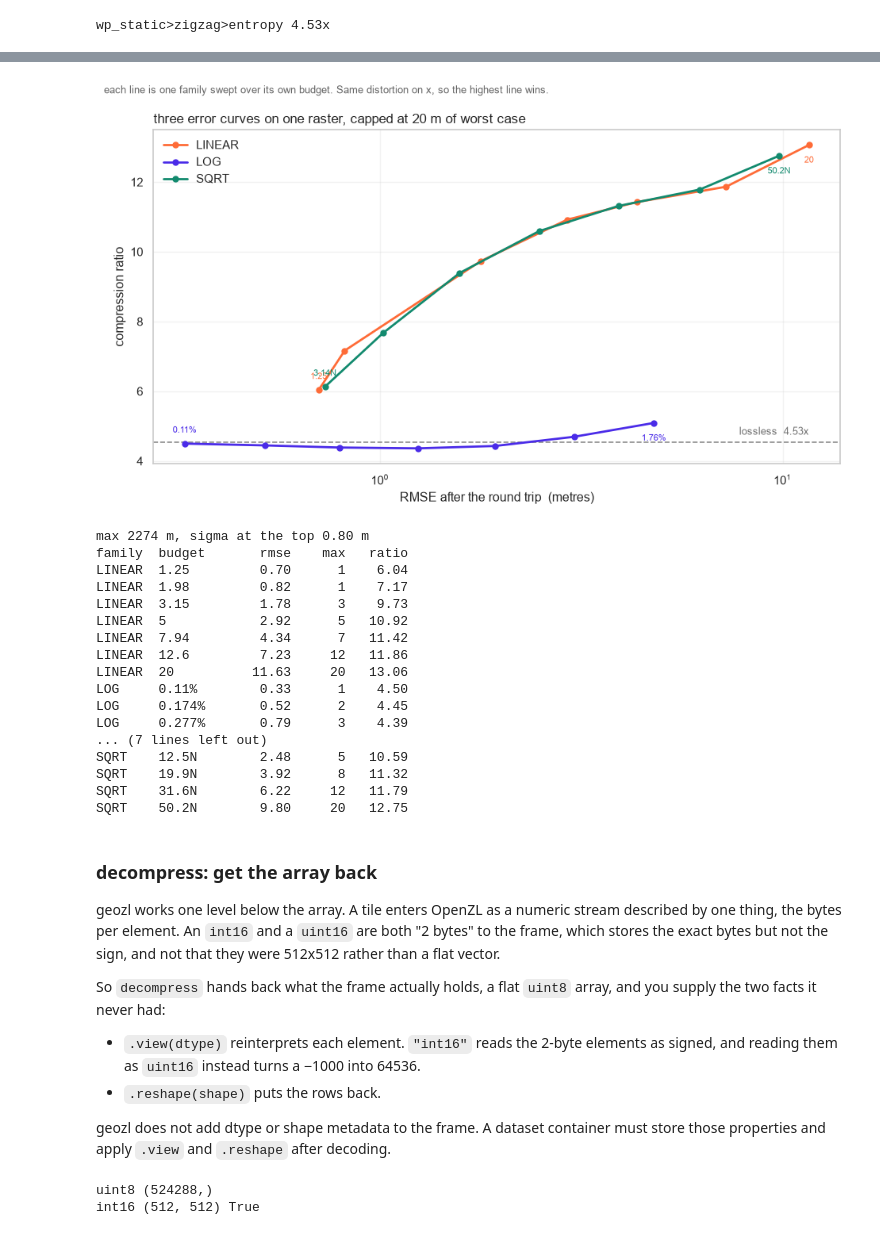
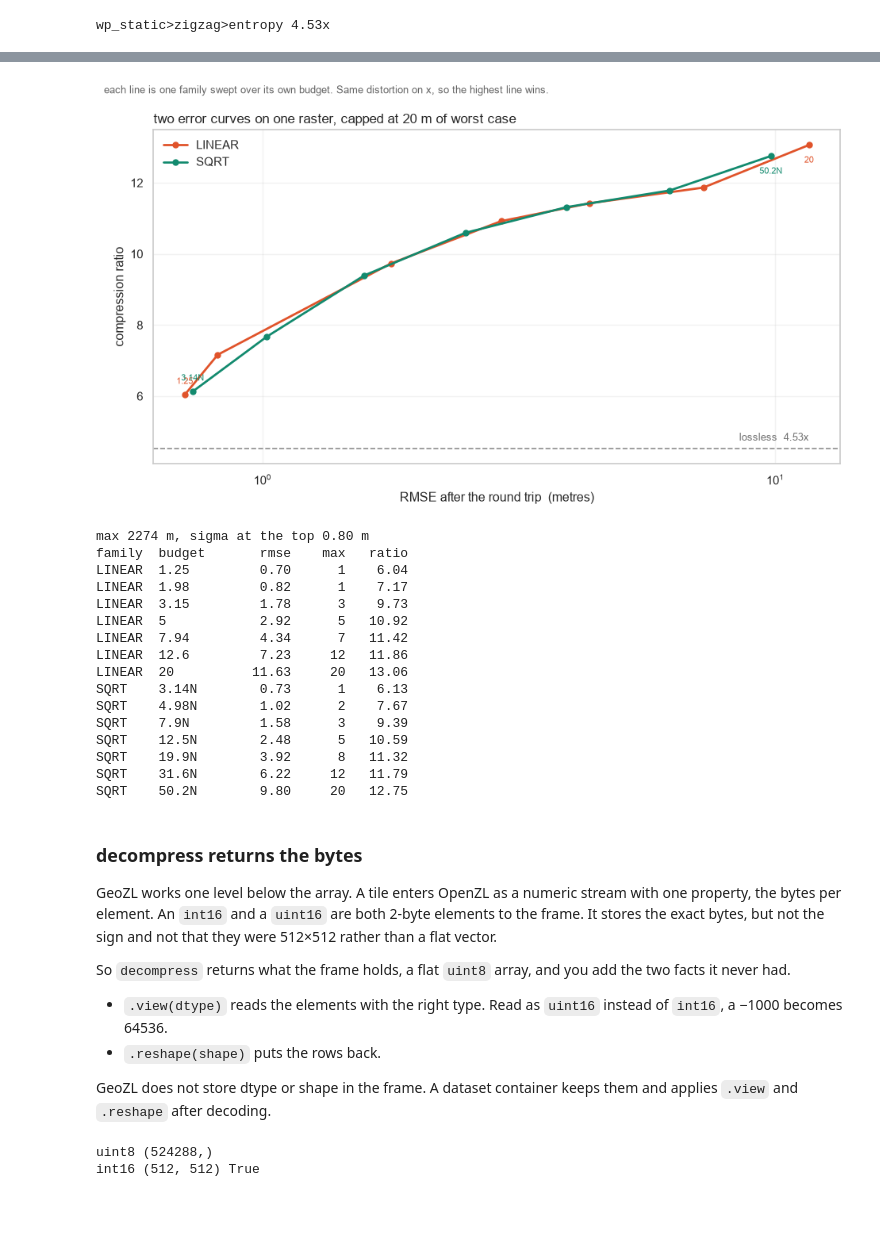
Before and after one commit to asterisk-labs/geozl, a Jupyter notebook: docs/notebooks/high-level-api.ipynb, the cells around one changed output, grey strips where cells are left out. Cells and saved outputs as stored; diff of their text form; code cells hidden in the pictures; blank space fills up the shorter version.

Commit message:
rewrite the high-level notebook around profile, graph and compress

```diff
--- a/docs/notebooks/high-level-api.ipynb
+++ b/docs/notebooks/high-level-api.ipynb
@@ -232,5 +186,0 @@ and compare the frames the search was ranking.
-# %%
-for row in rows[:3]:
-    g = geozl.graph(tile, row['graph'])
-    frame = geozl.compress(tile, graph=g)
-    print(f"{raw/len(frame):5.2f}x  {row['graph']}")
@@ -299,10 +186,0 @@ delivered maximum against it.
-# %%
-best_per_terminal = {}
-for row in rows:
-    terminal = row['graph'].split('>', 1)[1].replace('zigzag>', '')
-    best_per_terminal.setdefault(terminal, row)
-
-for row in best_per_terminal.values():
-    g = geozl.graph(tile, row['graph'])
-    frame = geozl.compress(tile, graph=g)
-    print(f"{raw/len(frame):5.2f}x  {row['graph']}")
@@ -319,5 +199,5 @@ for row in best_per_terminal.values():
 # %%
-# @title **error** plot
+#@title **Compression ratio against error, LINEAR and SQRT**
 
 CEILING = 20.0                  # metres of worst case, the top of every sweep
 
@@ -327,22 +207,19 @@ curve = geozl.lossy.fit_noise(tile)          # sigma^2 = a + b*x, for SQRT
 sigma = float(np.sqrt(curve.a + curve.b * top))
 
 # Each family states its bound in its own unit, so the ceiling is converted into
-# each one before the sweep. LINEAR delivers its bound exactly. LOG and SQRT
-# state theirs at the largest sample and an integer raster rounds the
-# reconstruction to a whole number, so the delivered worst case comes out near
-# half, hence the 2. The filter after the loop is what holds the ceiling, this
-# only aims the ladder.
+# each one before the sweep. LINEAR delivers its bound exactly. SQRT states its
+# bound at the largest sample and an integer raster rounds the reconstruction to
+# a whole number, so the delivered worst case comes out near half, hence the 2.
+# The filter after the loop is what holds the ceiling, this only aims the ladder.
 HEAD = {"LINEAR": CEILING,
-        "LOG": 2 * 100 * CEILING / top,
         "SQRT": 2 * CEILING / sigma}
 LADDER = np.geomspace(1 / 16, 1, 7)
 
 FAMILIES = {
     "LINEAR": [f"LINEAR:MAX_ERROR={HEAD['LINEAR'] * t:.4g}" for t in LADDER],
-    "LOG": [f"LOG:MAX_ERROR={HEAD['LOG'] * t:.4g}%" for t in LADDER],
     "SQRT": [curve.recipe(HEAD["SQRT"] * t) for t in LADDER],
 }
-COLORS = {"LINEAR": "#FE6B37", "LOG": "#4A2BE8", "SQRT": "#128A6E"}
+COLORS = {"LINEAR": "#E0532A", "SQRT": "#128A6E"}
 
 
 def budget_of(recipe):
@@ -355,7 +232,7 @@ def budget_of(recipe):
 
 lossless = len(geozl.compress(tile, graph=geozl.graph(tile, best)))
 
-rows = []
+sweep = []
 for family, recipes in FAMILIES.items():
     for recipe in recipes:
         # one graph per recipe, since every recipe is a different quantizer
@@ -363,12 +240,12 @@ for family, recipes in FAMILIES.items():
         frame = geozl.compress(tile, graph=g)
         back = geozl.decompress(frame).view(tile.dtype).reshape(tile.shape)
         e = np.abs(back.astype(np.float64) - src)
-        rows.append(dict(family=family, recipe=recipe, size=len(frame),
+        sweep.append(dict(family=family, recipe=recipe, size=len(frame),
                          ratio=raw / len(frame), maxabs=float(e.max()),
                          rmse=float(np.sqrt((e ** 2).mean()))))
 
-over = [r for r in rows if r["maxabs"] > CEILING]
-rows = [r for r in rows if r["maxabs"] <= CEILING]
+over = [r for r in sweep if r["maxabs"] > CEILING]
+sweep = [r for r in sweep if r["maxabs"] <= CEILING]
 if over:
     print(f"{len(over)} recipes dropped, past the {CEILING:g} m ceiling")
 
@@ -377,41 +254,41 @@ fig, ax = plt.subplots(figsize=(9.5, 5.6))
 
 ax.axhline(raw / lossless, color="0.55", ls="--", lw=1.2)
 ax.annotate(f"lossless  {raw / lossless:.2f}x",
-            (max(r["rmse"] for r in rows), raw / lossless), xytext=(0, 7),
+            (max(r["rmse"] for r in sweep), raw / lossless), xytext=(0, 7),
             textcoords="offset points", ha="right", color="0.45", fontsize=9)
 
 for family in FAMILIES:
-    pts = sorted((r for r in rows if r["family"] == family),
+    pts = sorted((r for r in sweep if r["family"] == family),
                  key=lambda r: r["rmse"])
     ax.plot([r["rmse"] for r in pts], [r["ratio"] for r in pts],
             color=COLORS[family], lw=2, marker="o", ms=5, label=family,
             zorder=3)
     # the budget at each end, so the recipe can be read off the curve
     for r, dy in ((pts[0], 10), (pts[-1], -16)):
         ax.annotate(budget_of(r["recipe"]), (r["rmse"], r["ratio"]),
                     xytext=(0, dy), textcoords="offset points", ha="center",
                     fontsize=8, color=COLORS[family])
 
 ax.set_xscale("log")
 ax.set_xlabel("RMSE after the round trip  (metres)")
 ax.set_ylabel("compression ratio")
-ax.set_title(f"three error curves on one raster, capped at {CEILING:g} m of "
+ax.set_title(f"two error curves on one raster, capped at {CEILING:g} m of "
              f"worst case", loc="left", fontsize=12)
 ax.legend(frameon=False, loc="upper left")
 ax.grid(alpha=0.25)
 fig.text(0.005, 0.955, "each line is one family swept over its own budget. "
          "Same distortion on x, so the highest line wins.",
          fontsize=9, color="0.4", ha="left")
 fig.tight_layout(rect=(0, 0, 1, 0.94))
 plt.show()
 
 print(f"max {top:.0f} m, sigma at the top {sigma:.2f} m")
 print(f"{'family':7} {'budget':9} {'rmse':>7} {'max':>6} {'ratio':>7}")
-for r in rows:
+for r in sweep:
     print(f"{r['family']:7} {budget_of(r['recipe']):9} {r['rmse']:7.2f} "
           f"{r['maxabs']:6.0f} {r['ratio']:7.2f}")
 # %% [output]
-[figure, old version]
+[figure, new version]
 max 2274 m, sigma at the top 0.80 m
 family  budget       rmse    max   ratio
 LINEAR  1.25         0.70      1    6.04
@@ -421,29 +298,22 @@ LINEAR  5            2.92      5   10.92
 LINEAR  7.94         4.34      7   11.42
 LINEAR  12.6         7.23     12   11.86
 LINEAR  20          11.63     20   13.06
-LOG     0.11%        0.33      1    4.50
-LOG     0.174%       0.52      2    4.45
-LOG     0.277%       0.79      3    4.39
-... (7 lines left out)
+SQRT    3.14N        0.73      1    6.13
+SQRT    4.98N        1.02      2    7.67
+SQRT    7.9N         1.58      3    9.39
 SQRT    12.5N        2.48      5   10.59
 SQRT    19.9N        3.92      8   11.32
 SQRT    31.6N        6.22     12   11.79
 SQRT    50.2N        9.80     20   12.75
 # %% [markdown]
-### **decompress: get the array back**
+### **decompress returns the bytes**
 
-geozl works one level below the array. A tile enters OpenZL as a numeric
-stream described by one thing, the bytes per element. An `int16` and a
-`uint16` are both "2 bytes" to the frame, which stores the exact bytes but not
-the sign, and not that they were 512x512 rather than a flat vector.
+GeoZL works one level below the array. A tile enters OpenZL as a numeric stream with one property, the bytes per element. An `int16` and a `uint16` are both 2-byte elements to the frame. It stores the exact bytes, but not the sign and not that they were 512×512 rather than a flat vector.
 
-So `decompress` hands back what the frame actually holds, a flat `uint8` array,
-and you supply the two facts it never had:
+So `decompress` returns what the frame holds, a flat `uint8` array, and you add the two facts it never had.
 
-- `.view(dtype)` reinterprets each element. `"int16"` reads the 2-byte elements
-  as signed, and reading them as `uint16` instead turns a −1000 into 64536.
+- `.view(dtype)` reads the elements with the right type. Read as `uint16` instead of `int16`, a −1000 becomes 64536.
 - `.reshape(shape)` puts the rows back.
 
-geozl does not add dtype or shape metadata to the frame. A dataset container
-must store those properties and apply `.view` and `.reshape` after decoding.
+GeoZL does not store dtype or shape in the frame. A dataset container keeps them and applies `.view` and `.reshape` after decoding.
 # %%
```
Also changed, not shown: parts of 30 cells of this notebook, 2 other files.
